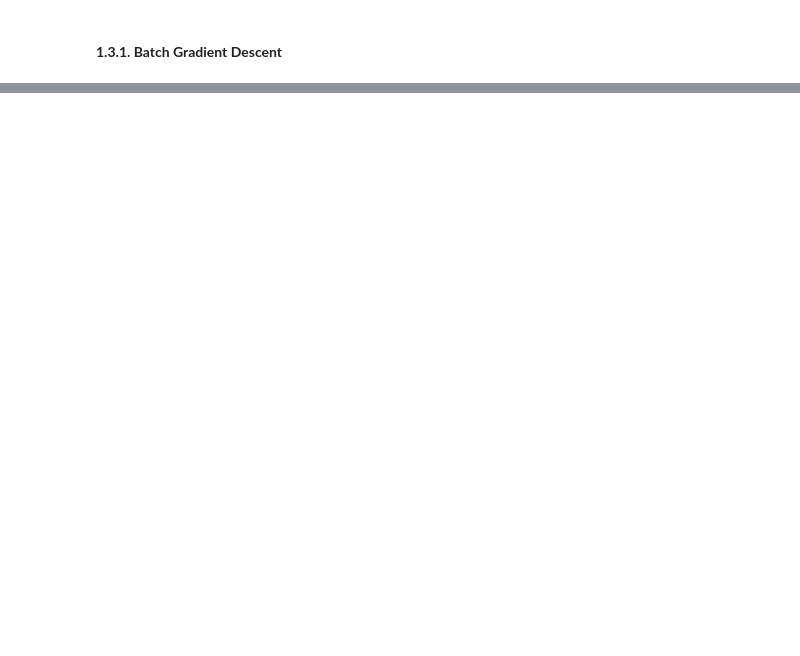
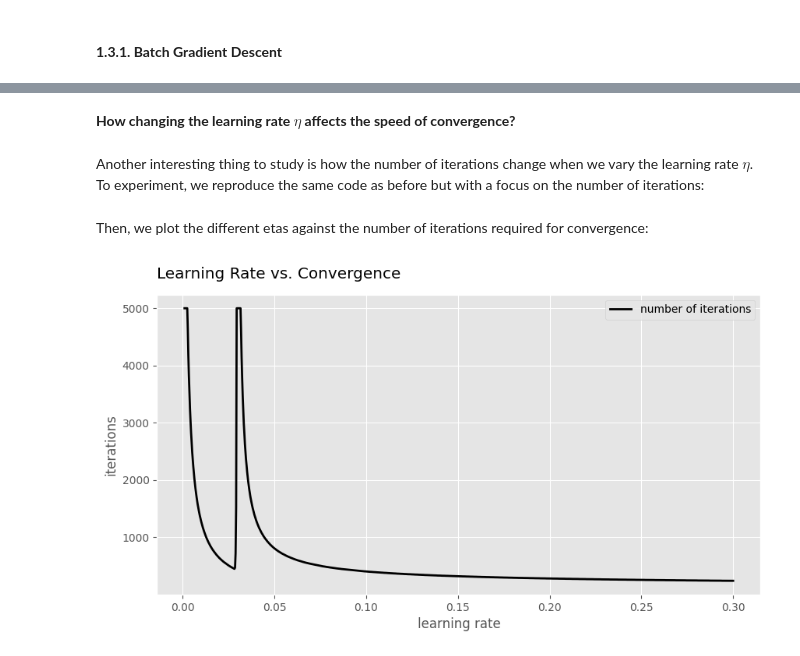
Before and after one commit to YVYX04/ML_First_Steps, a Jupyter notebook: 04_Training_Models.ipynb, the cells around one changed output, grey strips where cells are left out. Drawn from its saved outputs; the diff is of its cells as text; code cells hidden in the pictures; blank space fills up the shorter version.

```diff
--- a/04_Training_Models.ipynb
+++ b/04_Training_Models.ipynb
@@ -289,0 +396,40 @@ Depending on the loss function we chose to minimize with respect to the paramete
+# %% [markdown]
+**How changing the learning rate $\eta$ affects the speed of convergence?**
+# %% [markdown]
+Another interesting thing to study is how the number of iterations change when we vary the learning rate $\eta$. To experiment, we reproduce the same code as before but with a focus on the number of iterations:
+# %%
+etas = np.linspace(0.001, 0.3, 1000)
+total_iterations = []
+max_t = 5000  # safeguard against non-convergence
+grad_norms = []
+for eta in etas:
+    theta = np.zeros(X.shape[1])
+    t = 0
+
+    while np.linalg.norm(gradient(X, y, theta)) > 1e-10 and t < max_t:
+        grad = gradient(X, y, theta)
+        theta = theta - eta * grad
+
+        # update the epoch t
+        t += 1
+
+    total_iterations.append(t)
+    grad_norms.append(np.linalg.norm(gradient(X, y, theta)))
+# %% [markdown]
+Then, we plot the different etas against the number of iterations required for convergence:
+# %%
+# the basis
+fig, ax = plt.subplots(figsize=(10,5))
+
+# plot the number of iterations:
+ax.plot(etas, total_iterations, color='black', linewidth=2, label='number of iterations')
+
+
+# aesthetics:
+ax.set_xlabel('learning rate')
+ax.set_ylabel('iterations')
+ax.set_title('Learning Rate vs. Convergence', loc='left', pad=15)
+ax.legend()
+plt.show()
+# %% [output]
+[figure, added]
```
Also changed, not shown: parts of 15 cells of this notebook.
